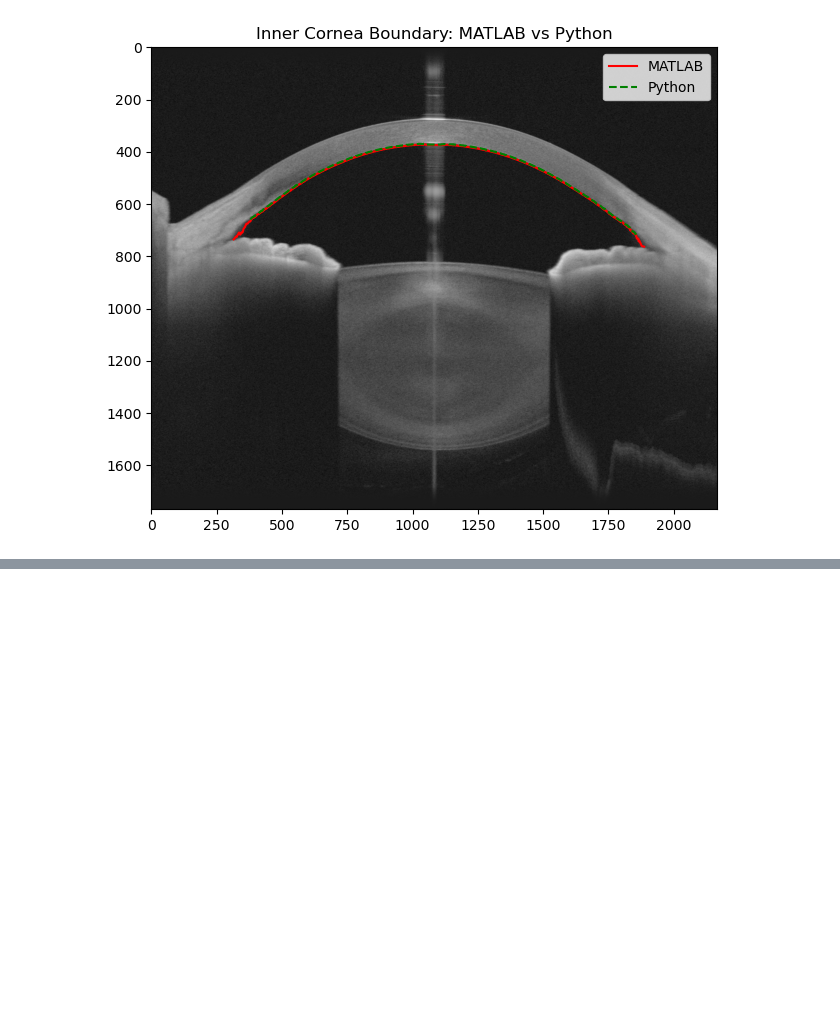
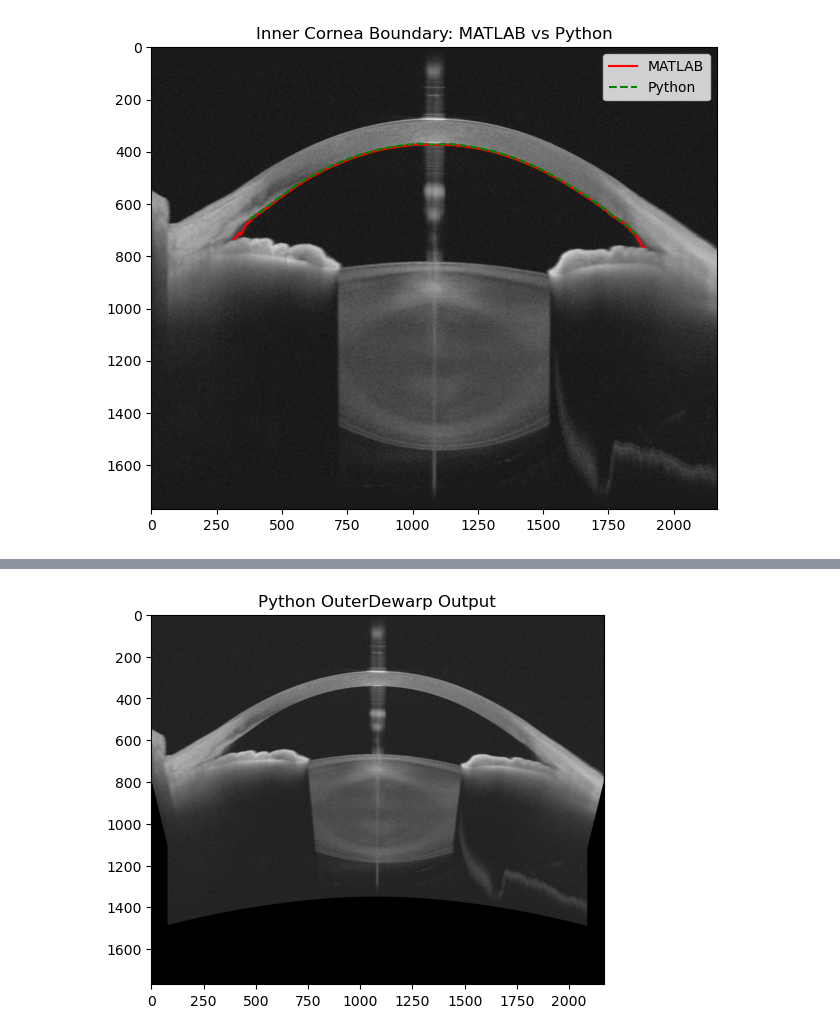
Before and after one commit to egunadi/bme528-project7, a Jupyter notebook: notebook/0002_HVS001_OS_Scan_1.ipynb, the cells around one changed output, grey strips where cells are left out. Cells and saved outputs as stored; diff of their text form; code cells hidden in the pictures; blank space fills up the shorter version.

```diff
--- a/notebook/0002_HVS001_OS_Scan_1.ipynb
+++ b/notebook/0002_HVS001_OS_Scan_1.ipynb
@@ -311,0 +378,6 @@ plt.show()
+# %%
+plt.imshow(debug_vars['dewarpedOut'], cmap='gray')
+plt.title("Python OuterDewarp Output")
+plt.show()
+# %% [output]
+[figure, added]
```
Also changed, not shown: parts of 19 cells of this notebook, 3 other files.
